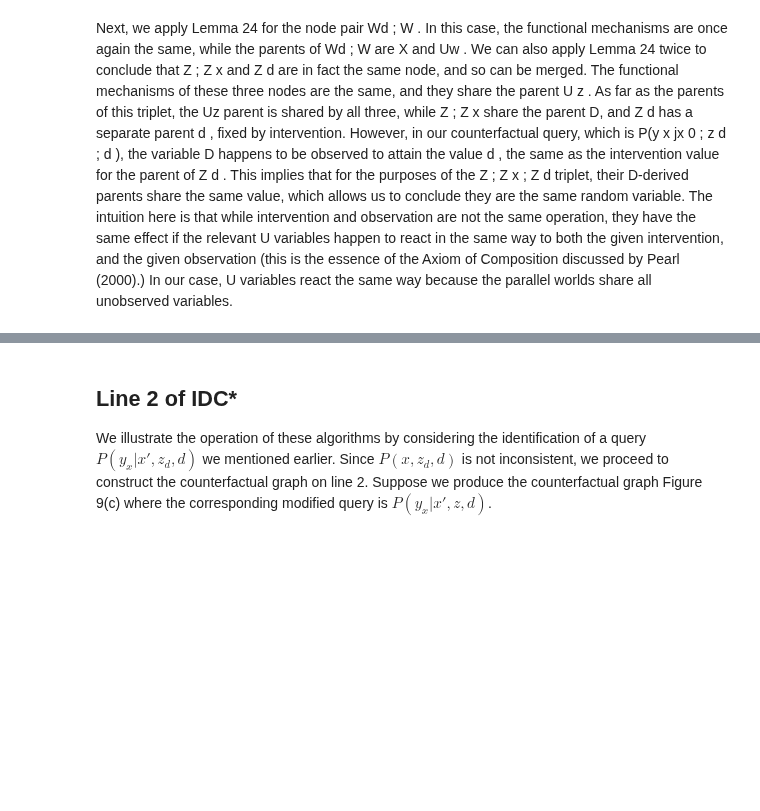
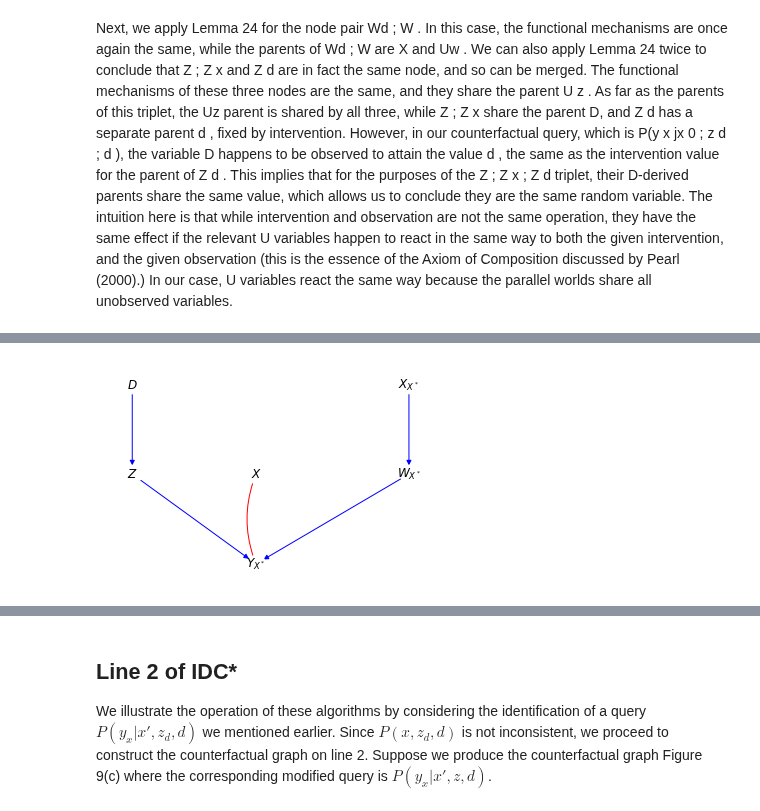
Before and after one commit to y0-causal-inference/y0, a Jupyter notebook: notebooks/Counterfactual Identification.ipynb, the cells around one changed output, grey strips where cells are left out. Drawn from its saved outputs; the diff is of its cells as text; code cells hidden in the pictures; blank space fills up the shorter version.

```diff
--- a/notebooks/Counterfactual Identification.ipynb
+++ b/notebooks/Counterfactual Identification.ipynb
@@ -464,0 +453,7 @@ Next, we apply Lemma 24 for the node pair Wd ; W . In this case, the functional
+# %%
+new_graph, new_event = make_counterfactual_graph(
+    figure_9a.graph, {Y @ +x: +y, X: -x, Z: -z, D: -d}
+)
+new_graph.draw()
+# %% [output]
+[figure, added]
```
Also changed, not shown: parts of 22 cells of this notebook, 4 other files.
